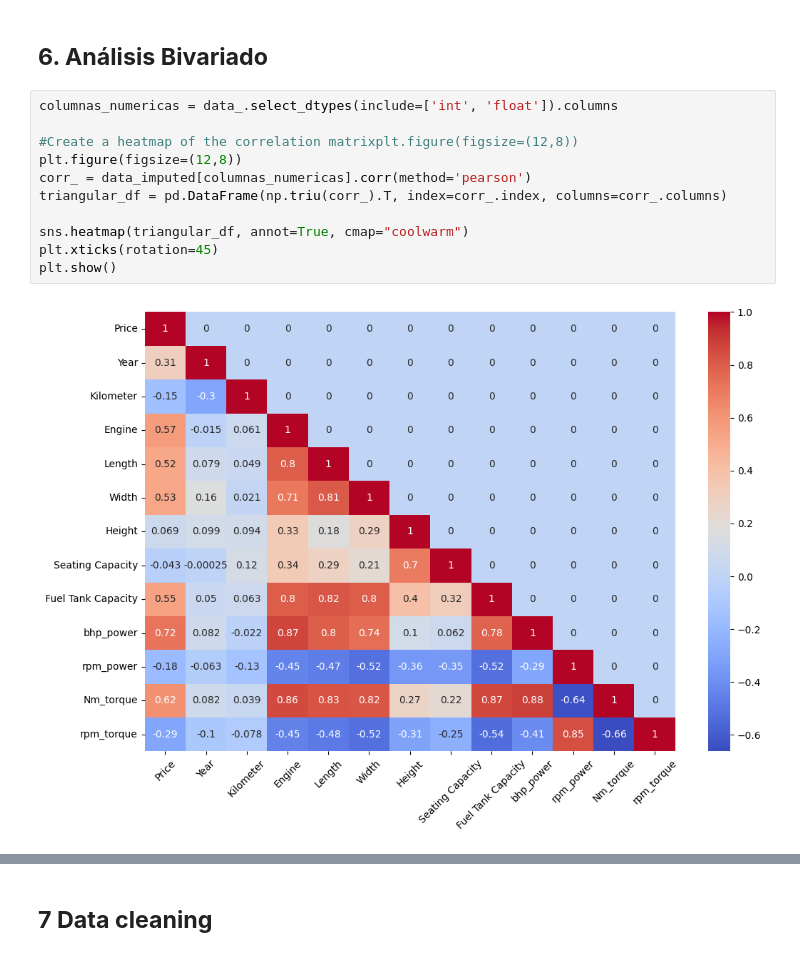
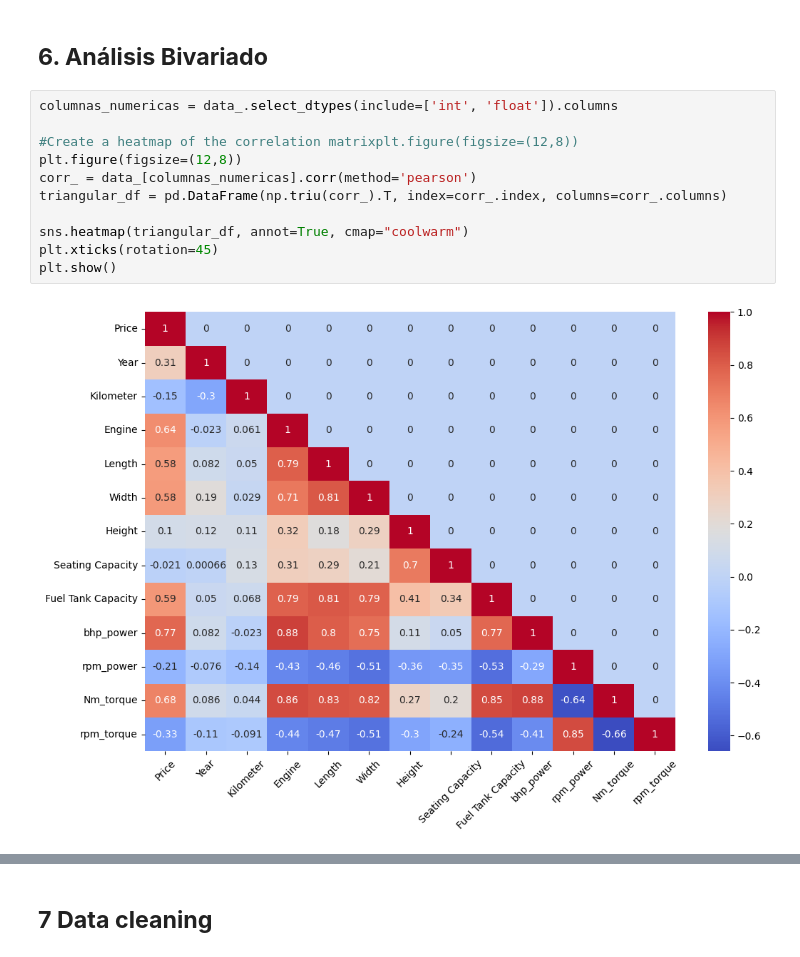
Before and after one commit to Emmaquantum/Data-Science-project-Vehicles, a Jupyter notebook: Main.ipynb, the cells around one changed output, grey strips where cells are left out. Saved outputs shown, nothing was run; the diff lists cells and outputs as text.

```diff
--- a/Main.ipynb
+++ b/Main.ipynb
@@ -893,13 +891,13 @@ data_final.head()
 # %%
 columnas_numericas = data_.select_dtypes(include=['int', 'float']).columns
 
 #Create a heatmap of the correlation matrixplt.figure(figsize=(12,8))
 plt.figure(figsize=(12,8))
-corr_ = data_imputed[columnas_numericas].corr(method='pearson')
+corr_ = data_[columnas_numericas].corr(method='pearson')
 triangular_df = pd.DataFrame(np.triu(corr_).T, index=corr_.index, columns=corr_.columns)
 
 sns.heatmap(triangular_df, annot=True, cmap="coolwarm")
 plt.xticks(rotation=45)
 plt.show()
 # %% [output]
-[figure, old version]
+[figure, new version]
```
Also changed, not shown: parts of 38 cells of this notebook.
